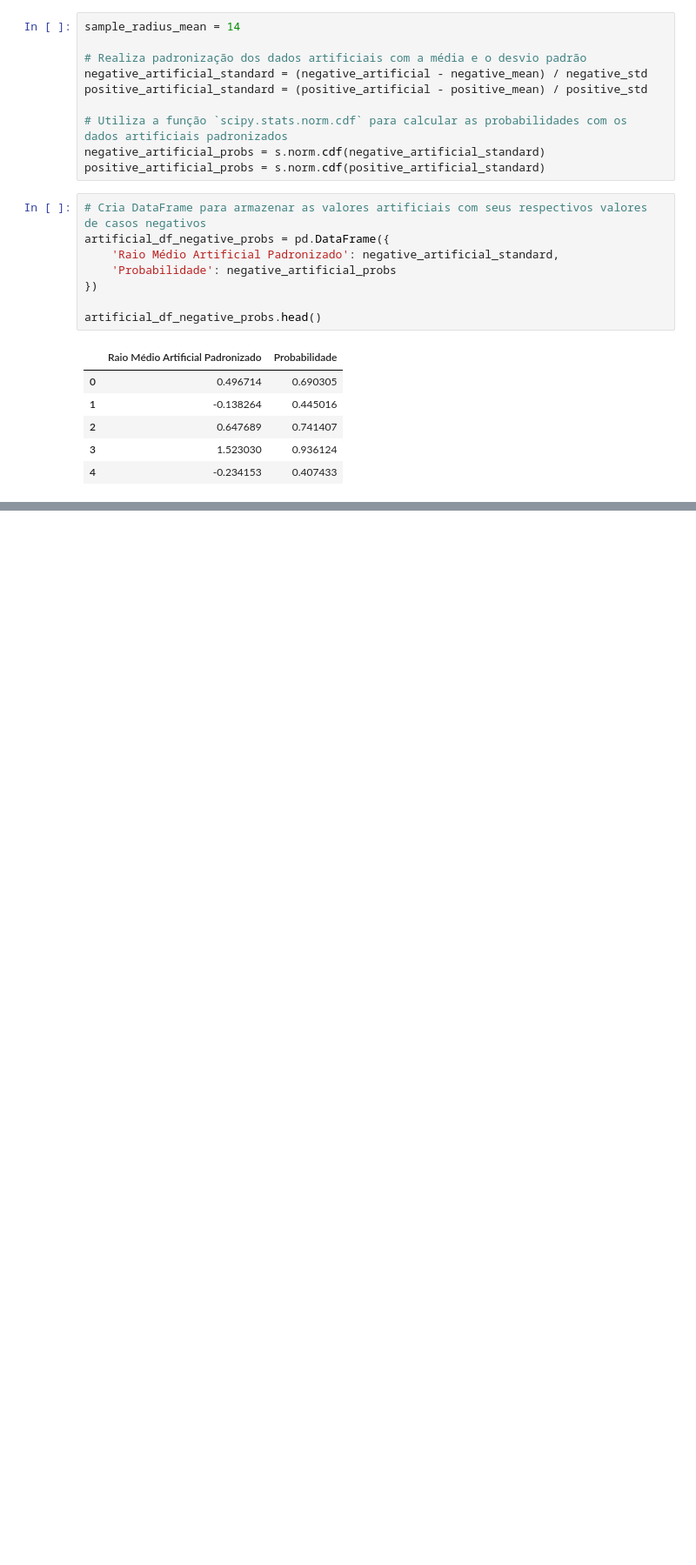
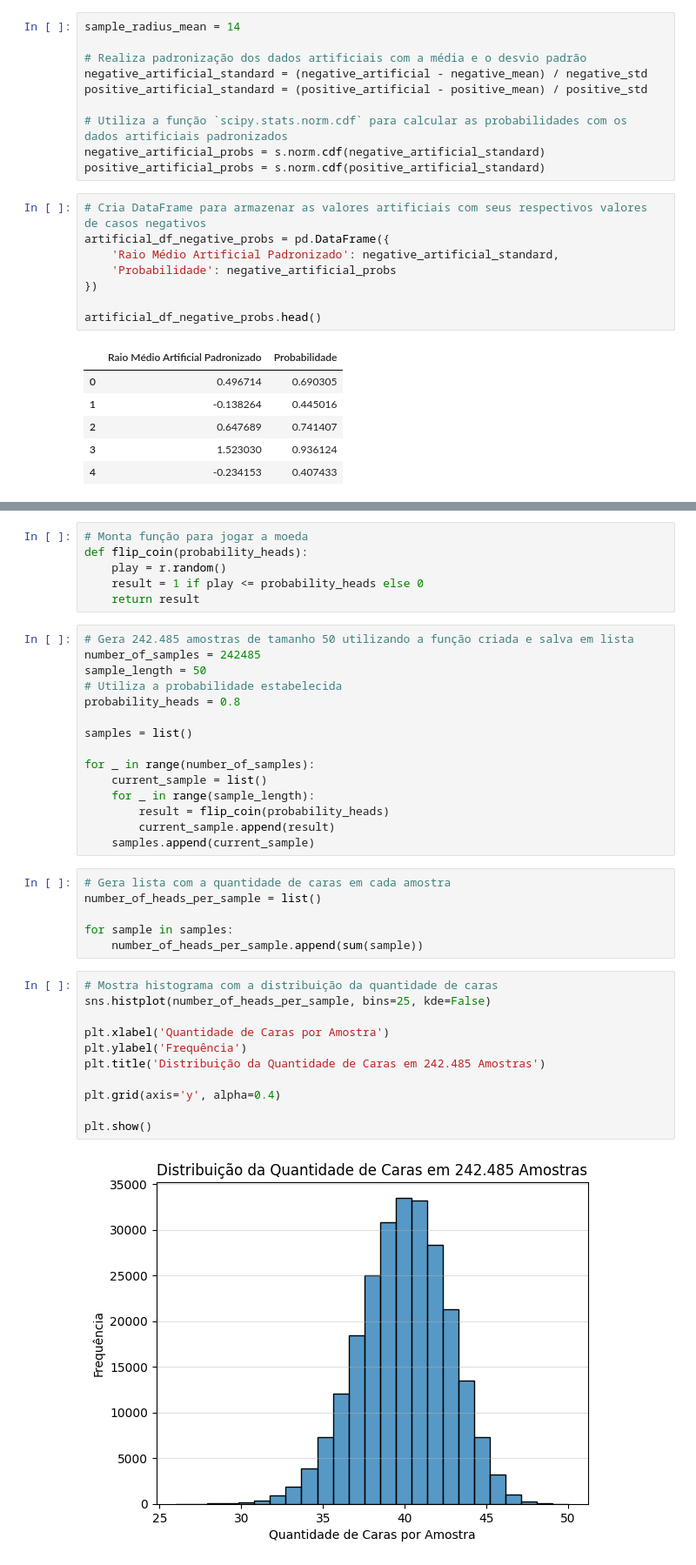
Before and after one commit to gabrielgaia/z-score-binomial-distribution, a Jupyter notebook: main.ipynb, the cells around one changed output, grey strips where cells are left out. Shown: that part at 87% size. Saved outputs shown, nothing was run; the diff lists cells and outputs as text; blank space fills up the shorter version.

Commit message:
feat!: adds study on heads or tails

```diff
--- a/main.ipynb
+++ b/main.ipynb
@@ -241,0 +256,40 @@ artificial_df_positive_probs.head()
+# %%
+# Monta função para jogar a moeda
+def flip_coin(probability_heads):
+    play = r.random()
+    result = 1 if play <= probability_heads else 0
+    return result
+# %%
+# Gera 242.485 amostras de tamanho 50 utilizando a função criada e salva em lista
+number_of_samples = 242485
+sample_length = 50
+# Utiliza a probabilidade estabelecida
+probability_heads = 0.8
+
+samples = list()
+
+for _ in range(number_of_samples):
+    current_sample = list()
+    for _ in range(sample_length):
+        result = flip_coin(probability_heads)
+        current_sample.append(result)
+    samples.append(current_sample)
+# %%
+# Gera lista com a quantidade de caras em cada amostra
+number_of_heads_per_sample = list()
+
+for sample in samples:
+    number_of_heads_per_sample.append(sum(sample))
+# %%
+# Mostra histograma com a distribuição da quantidade de caras
+sns.histplot(number_of_heads_per_sample, bins=25, kde=False)
+
+plt.xlabel('Quantidade de Caras por Amostra')
+plt.ylabel('Frequência')
+plt.title('Distribuição da Quantidade de Caras em 242.485 Amostras')
+
+plt.grid(axis='y', alpha=0.4)
+
+plt.show()
+# %% [output]
+[figure, added]
```
Also changed, not shown: parts of 7 cells of this notebook.
